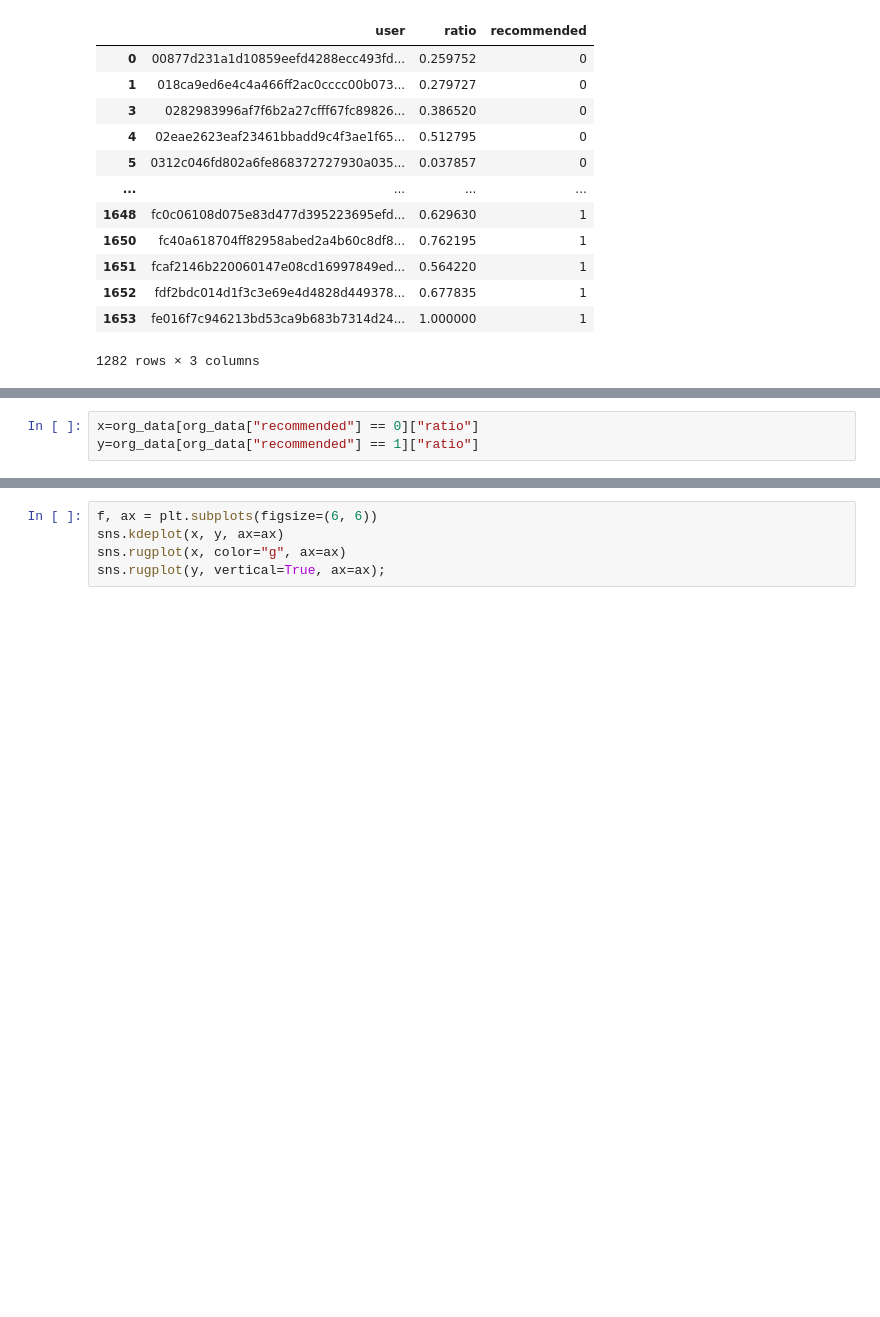
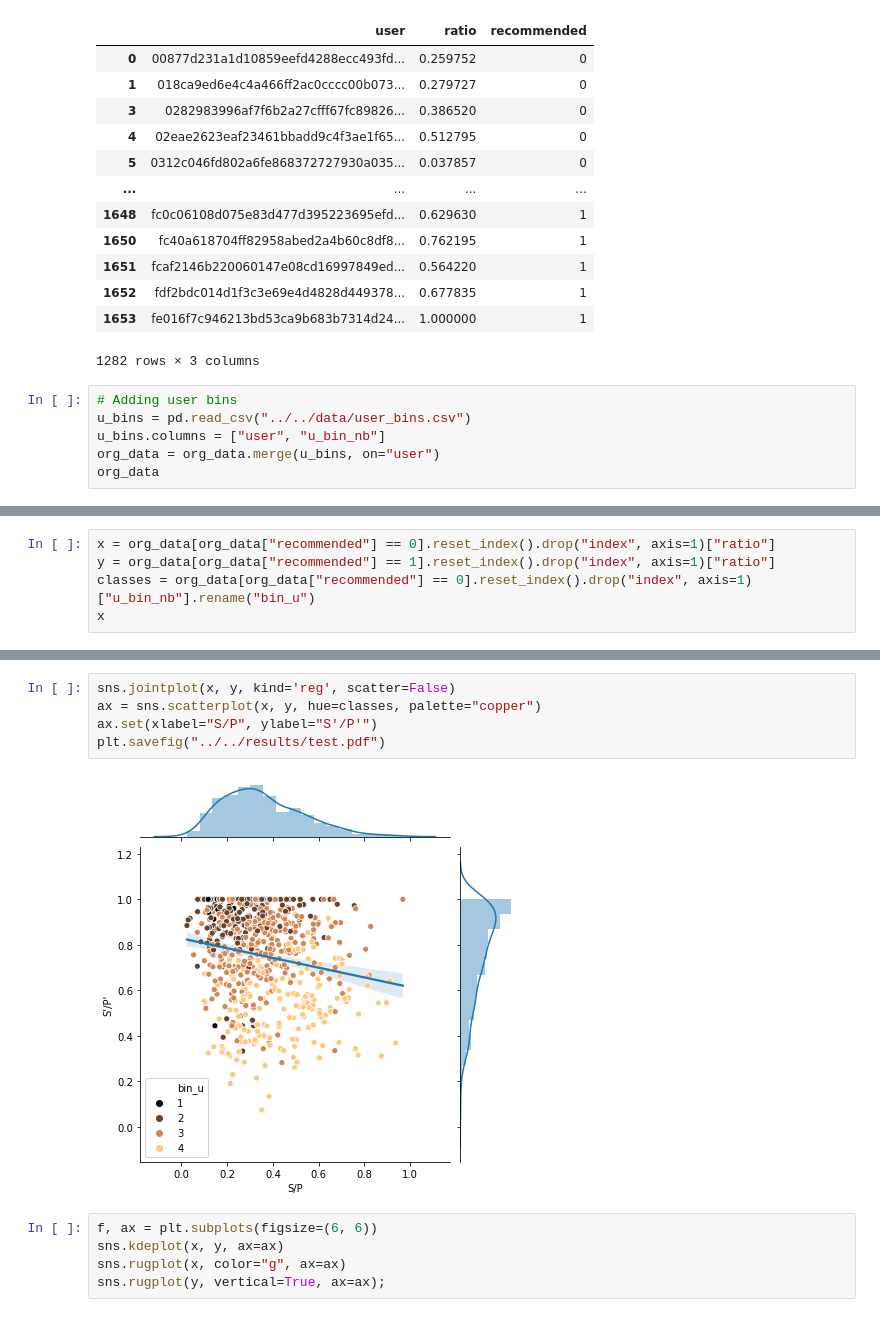
Before and after one commit to QuVil/cmb-recommendation, a Jupyter notebook: src/analysis/exploratory.ipynb, the cells around one changed output, grey strips where cells are left out. Cells and saved outputs as stored; diff of their text form; blank space fills up the shorter version.

```diff
--- a/src/analysis/exploratory.ipynb
+++ b/src/analysis/exploratory.ipynb
@@ -136,3 +130,9 @@ org_data
 | 1652 | fdf2bdc014d1f3c3e69e4d4828d449378... | 0.677835 | 1 |
 | 1653 | fe016f7c946213bd53ca9b683b7314d24... | 1.000000 | 1 |
 1282 rows × 3 columns
+# %%
+# Adding user bins
+u_bins = pd.read_csv("../../data/user_bins.csv")
+u_bins.columns = ["user", "u_bin_nb"]
+org_data = org_data.merge(u_bins, on="user")
+org_data
@@ -139,3 +153,5 @@ org_data
 # %%
-x=org_data[org_data["recommended"] == 0]["ratio"]
-y=org_data[org_data["recommended"] == 1]["ratio"]
+x = org_data[org_data["recommended"] == 0].reset_index().drop("index", axis=1)["ratio"]
+y = org_data[org_data["recommended"] == 1].reset_index().drop("index", axis=1)["ratio"]
+classes = org_data[org_data["recommended"] == 0].reset_index().drop("index", axis=1)["u_bin_nb"].rename("bin_u")
+x
@@ -148,3 +180,10 @@ with sns.axes_style("white"):
+# %%
+sns.jointplot(x, y, kind='reg', scatter=False)
+ax = sns.scatterplot(x, y, hue=classes, palette="copper")
+ax.set(xlabel="S/P", ylabel="S'/P'")
+plt.savefig("../../results/test.pdf")
+# %% [output]
+[figure, added]
 # %%
 f, ax = plt.subplots(figsize=(6, 6))
 sns.kdeplot(x, y, ax=ax)
```
Also changed, not shown: parts of 5 cells of this notebook, 5 other files.
